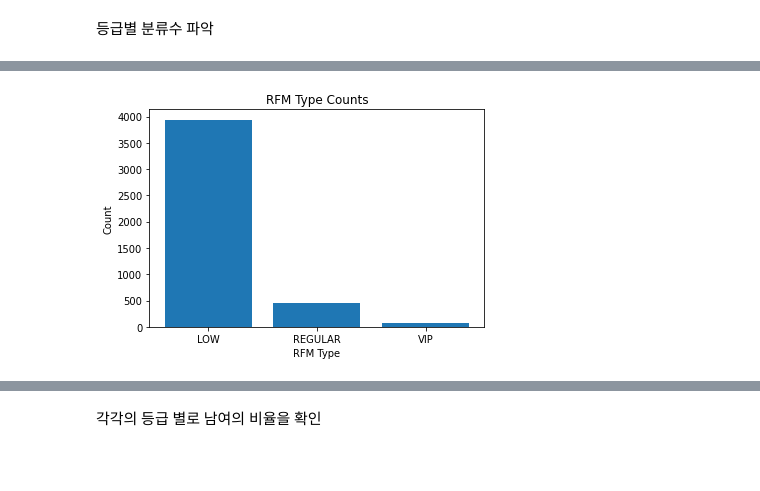
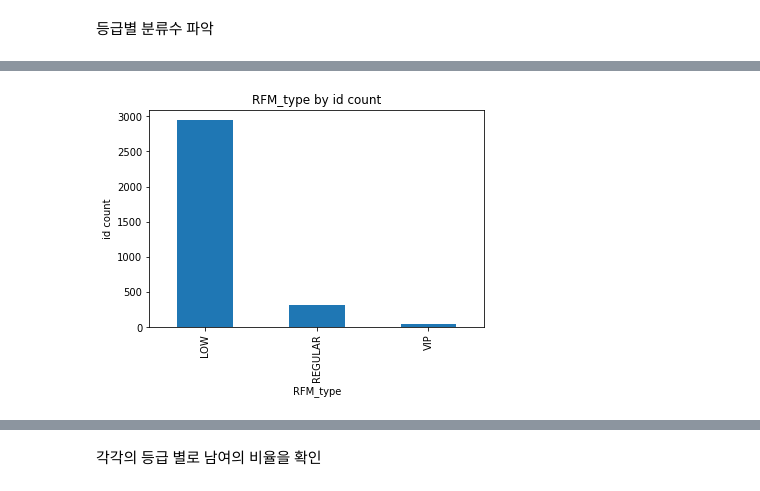
Before and after one commit to eodnjsdl21/Tutoring, a Jupyter notebook: diet_analyice_example.ipynb, the cells around one changed output, grey strips where cells are left out. Saved outputs shown, nothing was run; the diff lists cells and outputs as text; code cells hidden in the pictures; blank space fills up the shorter version.

```diff
--- a/diet_analyice_example.ipynb
+++ b/diet_analyice_example.ipynb
@@ -327,12 +363,19 @@ VIP          71
 Name: RFM_type, dtype: int64
-# %%
-import matplotlib.pyplot as plt
-
-rfm_counts = df['RFM_type'].value_counts()
-plt.bar(rfm_counts.index, rfm_counts.values)
-plt.title('RFM Type Counts')
-plt.xlabel('RFM Type')
-plt.ylabel('Count')
-plt.show()
-# %% [output]
-[figure, removed]
+# %%
+import pandas as pd
+import matplotlib.pyplot as plt
+
+# 중복되는 'id'를 제거
+df_unique = df.drop_duplicates(subset=['id'])
+
+# RFM_type 별 'id' 개수 계산
+rfm_id_count = df_unique.groupby('RFM_type')['id'].count()
+
+# 시각화
+rfm_id_count.plot(kind='bar')
+plt.title('RFM_type by id count')
+plt.xlabel('RFM_type')
+plt.ylabel('id count')
+plt.show()
+# %% [output]
+[figure, added]
```
Also changed, not shown: parts of 13 cells of this notebook.
